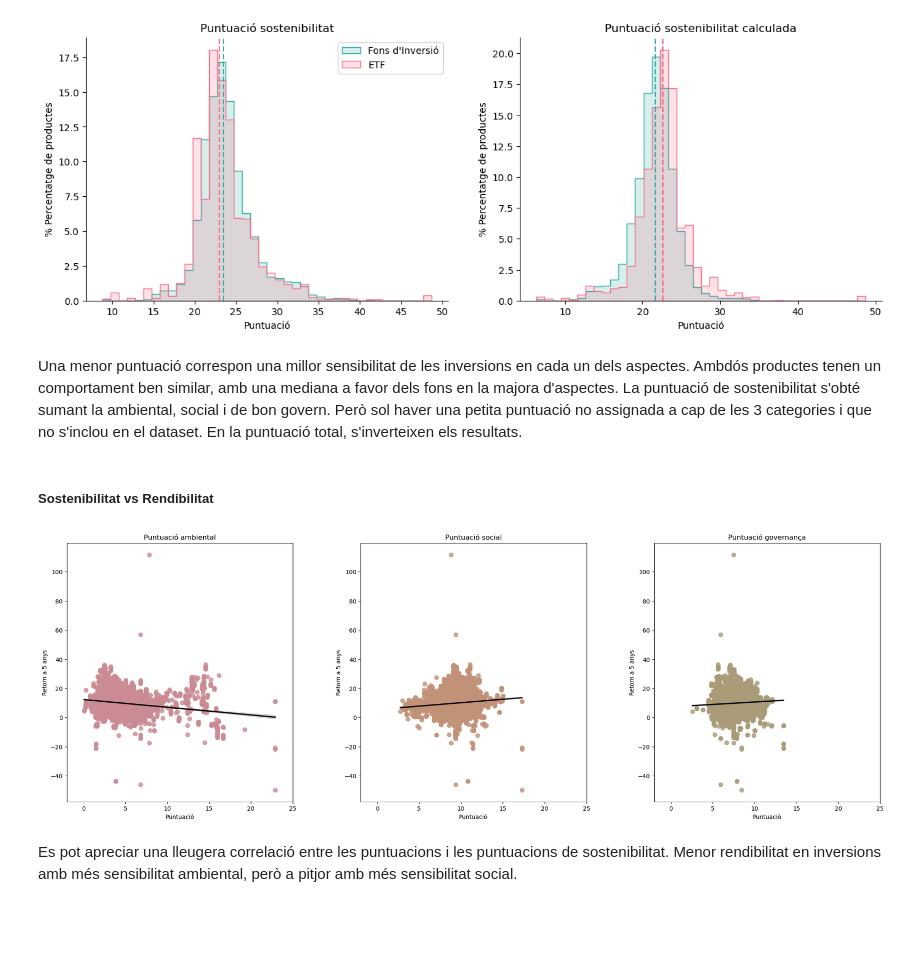
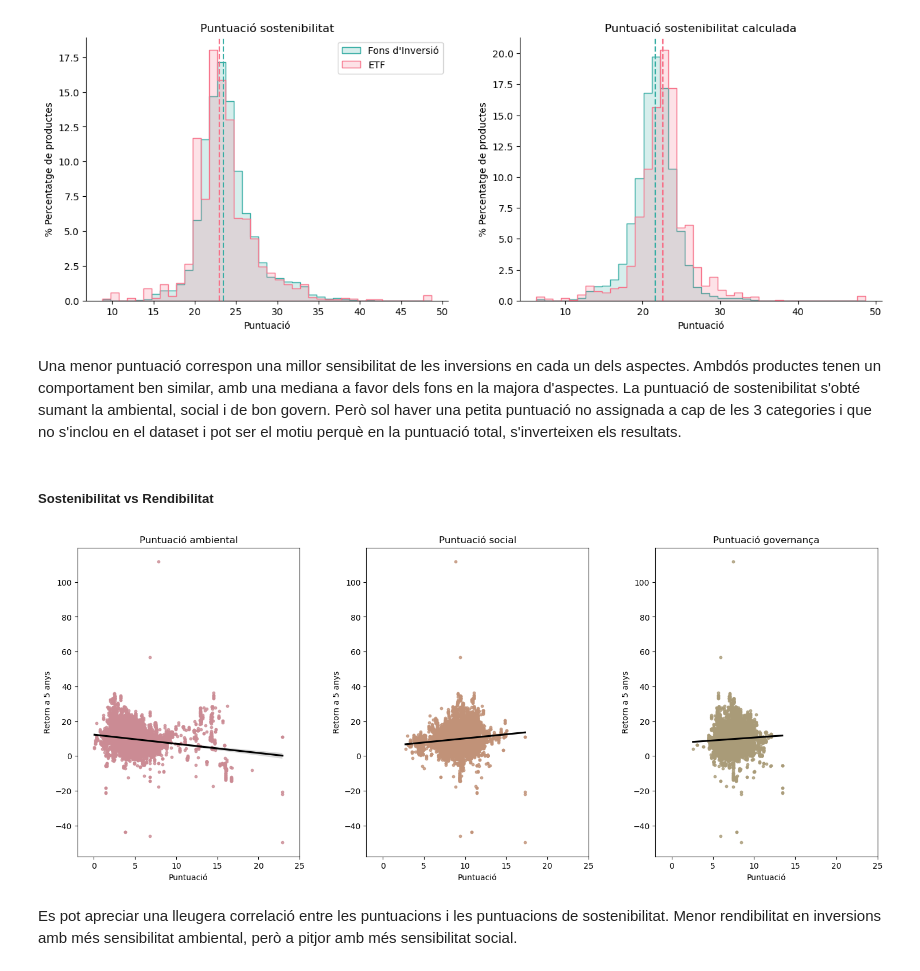
Before and after one commit to Macletus/itacademy-datascience, a Jupyter notebook: sprint11/sprint11.ipynb, the cells around one changed output. Saved outputs shown, nothing was run; the diff lists cells and outputs as text; code cells hidden in the pictures; blank space fills up the shorter version.

```diff
--- a/sprint11/sprint11.ipynb
+++ b/sprint11/sprint11.ipynb
@@ -658,31 +689,31 @@ plt.show()
 # %% [output]
 [figure]
 # %% [markdown]
-Una menor puntuació correspon una millor sensibilitat de les inversions en cada un dels aspectes. Ambdós productes tenen un comportament ben similar, amb una mediana a favor dels fons en la majora d'aspectes. La puntuació de sostenibilitat s'obté sumant la ambiental, social i de bon govern. Però sol haver una petita puntuació no assignada a cap de les 3 categories i que no s'inclou en el dataset. En la puntuació total, s'inverteixen els resultats.
+Una menor puntuació correspon una millor sensibilitat de les inversions en cada un dels aspectes. Ambdós productes tenen un comportament ben similar, amb una mediana a favor dels fons en la majora d'aspectes. La puntuació de sostenibilitat s'obté sumant la ambiental, social i de bon govern. Però sol haver una petita puntuació no assignada a cap de les 3 categories i que no s'inclou en el dataset i pot ser el motiu perquè en la puntuació total, s'inverteixen els resultats.
 # %% [markdown]
 ##### Sostenibilitat vs Rendibilitat
 # %%
 var_list = ['environmental_score', 'social_score', 'governance_score', 'sustainability_score']
 title_list = ['Puntuació ambiental', 'Puntuació social', 'Puntuació governança', 'Puntuació sostenibilitat']
 
 colors = sns.husl_palette(n_colors=11, s=.4)
 sns.set_palette(colors)
 
-fig, ax = plt.subplots(nrows=1, ncols=3, figsize=(25, 8))
+fig, ax = plt.subplots(nrows=1, ncols=3, figsize=(18, 7))
 
 for i in range(1):
     for j in range(3):
         index = i * 3 + j
         if index < 11:
-            sns.regplot(data=morningstar_egs, x=var_list[index], y='fund_trailing_return_5years', truncate=True, ax=ax.flat[index], color=colors[index], line_kws={'color':'black'}, scatter_kws={'alpha': 0.8, 's': 50})
+            sns.regplot(data=morningstar_egs, x=var_list[index], y='fund_trailing_return_5years', truncate=True, ax=ax.flat[index], color=colors[index], line_kws={'color':'black'}, scatter_kws={'alpha': 0.8, 's': 10})
             ax.flat[index].set_xlim(-2, 25)
             ax.flat[index].set(xlabel='Puntuació', ylabel='Retorn a 5 anys', title=title_list[index])
 
 plt.subplots_adjust(wspace=0.3, hspace=0.3)
 
 plt.show()
 # %% [output]
-[figure, old version]
+[figure, new version]
 # %% [markdown]
 Es pot apreciar una lleugera correlació entre les puntuacions i les puntuacions de sostenibilitat. Menor rendibilitat en inversions amb més sensibilitat ambiental, però a pitjor amb més sensibilitat social.
 # %% [markdown]
```
Also changed, not shown: parts of 18 cells of this notebook.
